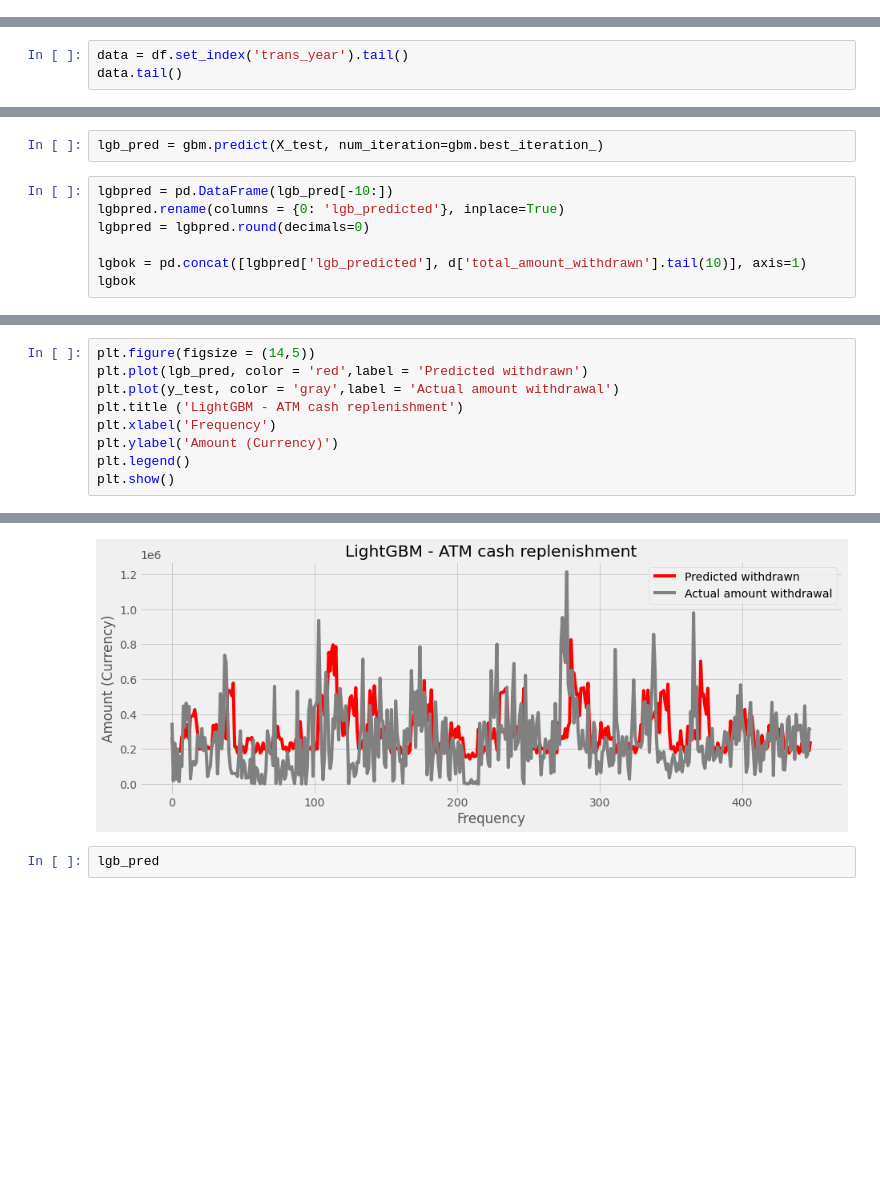
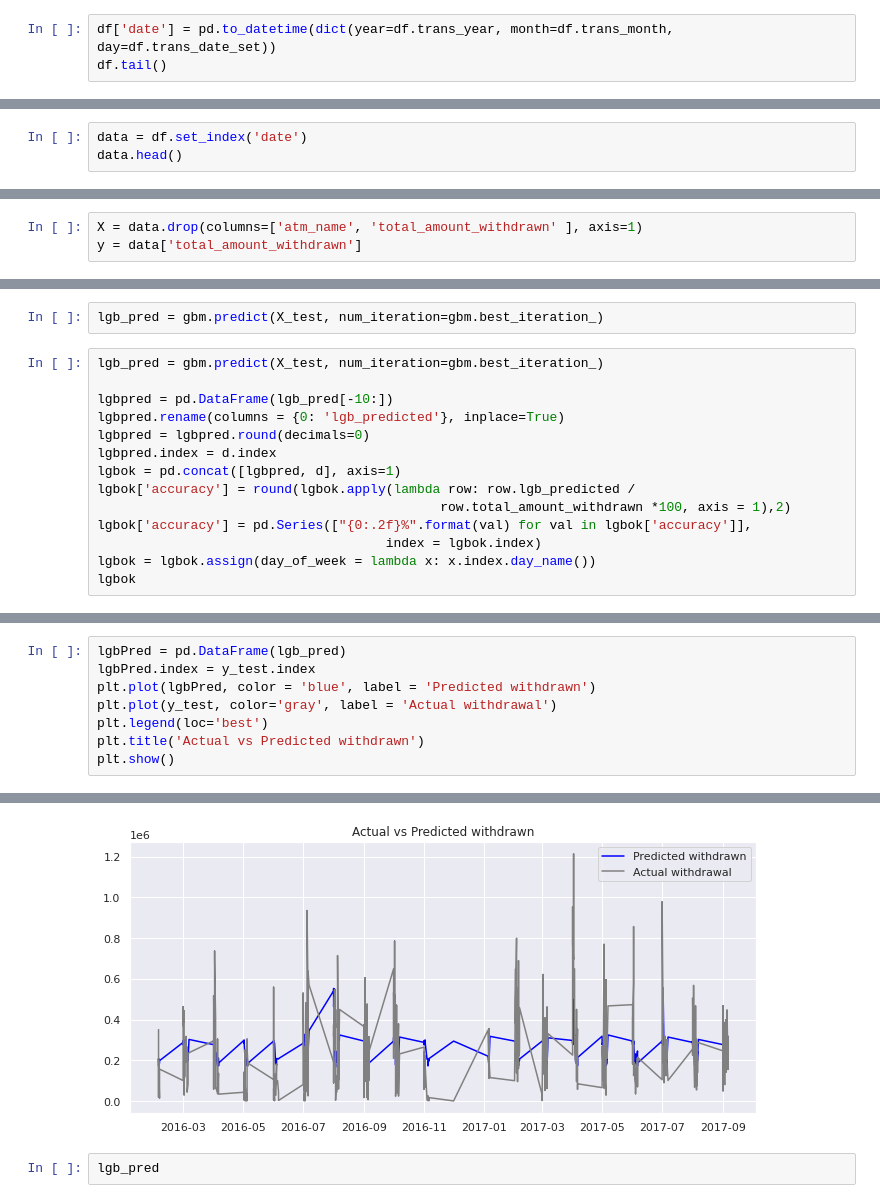
Before and after one commit to saritmaitra/ATM-cash-withdrawal-forecast, a Jupyter notebook: ATM_cash_withdrawal.ipynb, the cells around one changed output, grey strips where cells are left out. Drawn from its saved outputs; the diff is of its cells as text; blank space fills up the shorter version.

```diff
--- a/ATM_cash_withdrawal.ipynb
+++ b/ATM_cash_withdrawal.ipynb
@@ -77,3 +111,6 @@ df
 | 2242 | 11580 | Mount Road ATM | THURSDAY | NH | W | WWH | 6 | ... |
 | 2243 | 11585 | Mount Road ATM | FRIDAY | H | H | WHH | 6 | ... |
 2244 rows × 11 columns
+# %%
+df['date'] = pd.to_datetime(dict(year=df.trans_year, month=df.trans_month, day=df.trans_date_set))
+df.tail()
@@ -80,5 +125,5 @@ df
 # %%
-data = df.set_index('trans_year').tail()
-data.tail()
+data = df.set_index('date')
+data.head()
 # %% [output]
 |  | Unnamed: 0 | atm_name | weekday | festival_religion | working_day | holiday_sequence | trans_date_set | ... |
@@ -646,3 +785,6 @@ y = df.iloc[:, 10].values
+# %%
+X = data.drop(columns=['atm_name', 'total_amount_withdrawn' ], axis=1)
+y = data['total_amount_withdrawn']
 # %%
 # Transform categorical features into the appropriate type that is expected by LightGBM.
 for c in X.columns:
@@ -699,11 +851,18 @@ LGBMRegressor(boosting_type='gbdt', class_weight=None, colsample_bytree=1.0,
 # %%
 lgb_pred = gbm.predict(X_test, num_iteration=gbm.best_iteration_)
 # %%
+lgb_pred = gbm.predict(X_test, num_iteration=gbm.best_iteration_)
+
 lgbpred = pd.DataFrame(lgb_pred[-10:])
 lgbpred.rename(columns = {0: 'lgb_predicted'}, inplace=True)
 lgbpred = lgbpred.round(decimals=0)
-
-lgbok = pd.concat([lgbpred['lgb_predicted'], d['total_amount_withdrawn'].tail(10)], axis=1)
+lgbpred.index = d.index
+lgbok = pd.concat([lgbpred, d], axis=1)
+lgbok['accuracy'] = round(lgbok.apply(lambda row: row.lgb_predicted /
+                                            row.total_amount_withdrawn *100, axis = 1),2)
+lgbok['accuracy'] = pd.Series(["{0:.2f}%".format(val) for val in lgbok['accuracy']],
+                                     index = lgbok.index)
+lgbok = lgbok.assign(day_of_week = lambda x: x.index.day_name())
 lgbok
 # %% [output]
 [interactive output not drawn]
@@ -722,10 +883,9 @@ lgbok
 # %%
-plt.figure(figsize = (14,5))
-plt.plot(lgb_pred, color = 'red',label = 'Predicted withdrawn')
-plt.plot(y_test, color = 'gray',label = 'Actual amount withdrawal')
-plt.title ('LightGBM - ATM cash replenishment')
-plt.xlabel('Frequency')
-plt.ylabel('Amount (Currency)')
-plt.legend()
+lgbPred = pd.DataFrame(lgb_pred)
+lgbPred.index = y_test.index
+plt.plot(lgbPred, color = 'blue', label = 'Predicted withdrawn')
+plt.plot(y_test, color='gray', label = 'Actual withdrawal')
+plt.legend(loc='best')
+plt.title('Actual vs Predicted withdrawn')
 plt.show()
 # %% [output]
@@ -732,4 +893,4 @@ plt.show()
-[figure, old version]
+[figure, new version]
 # %%
 lgb_pred
 # %%
```
Also changed, not shown: parts of 56 cells of this notebook.
